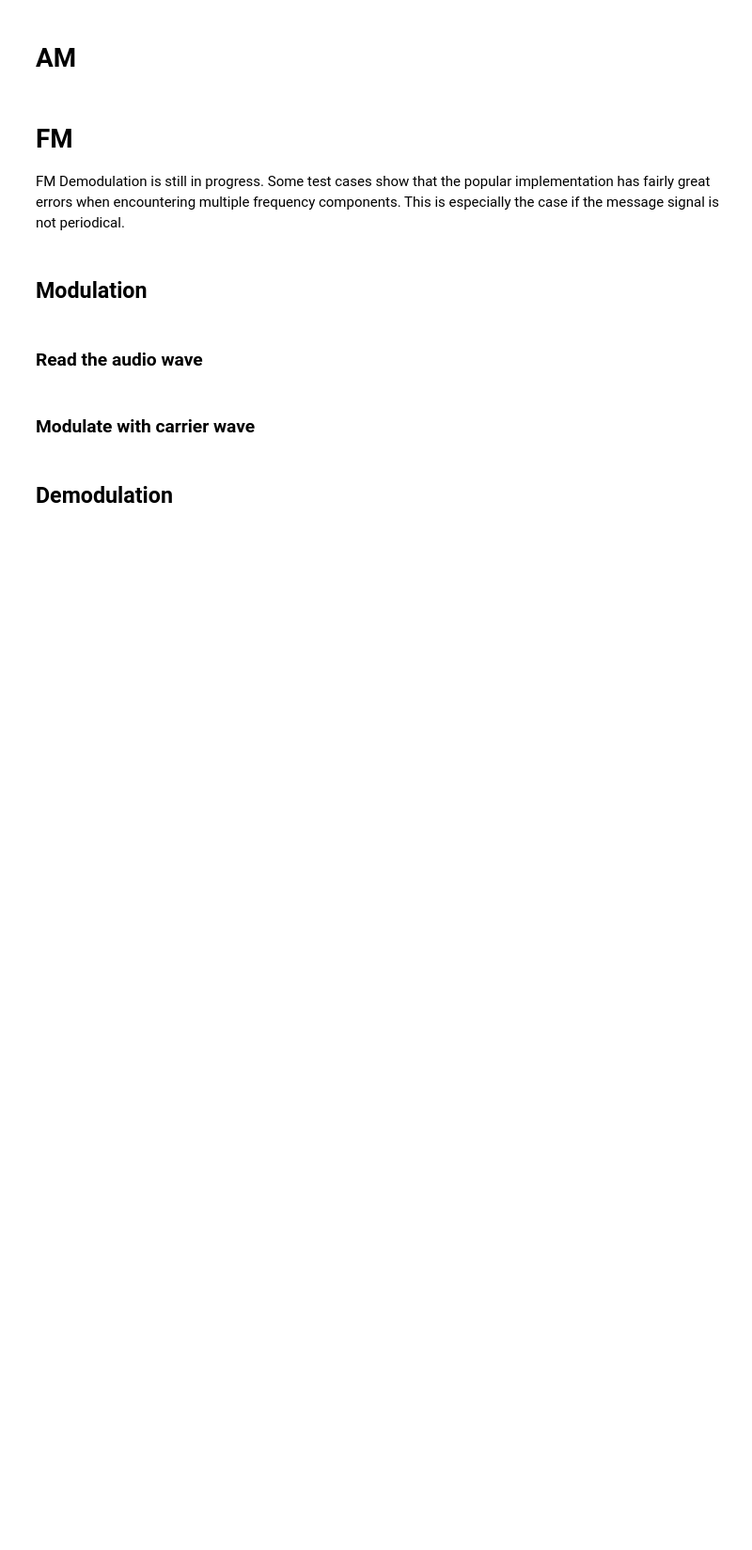
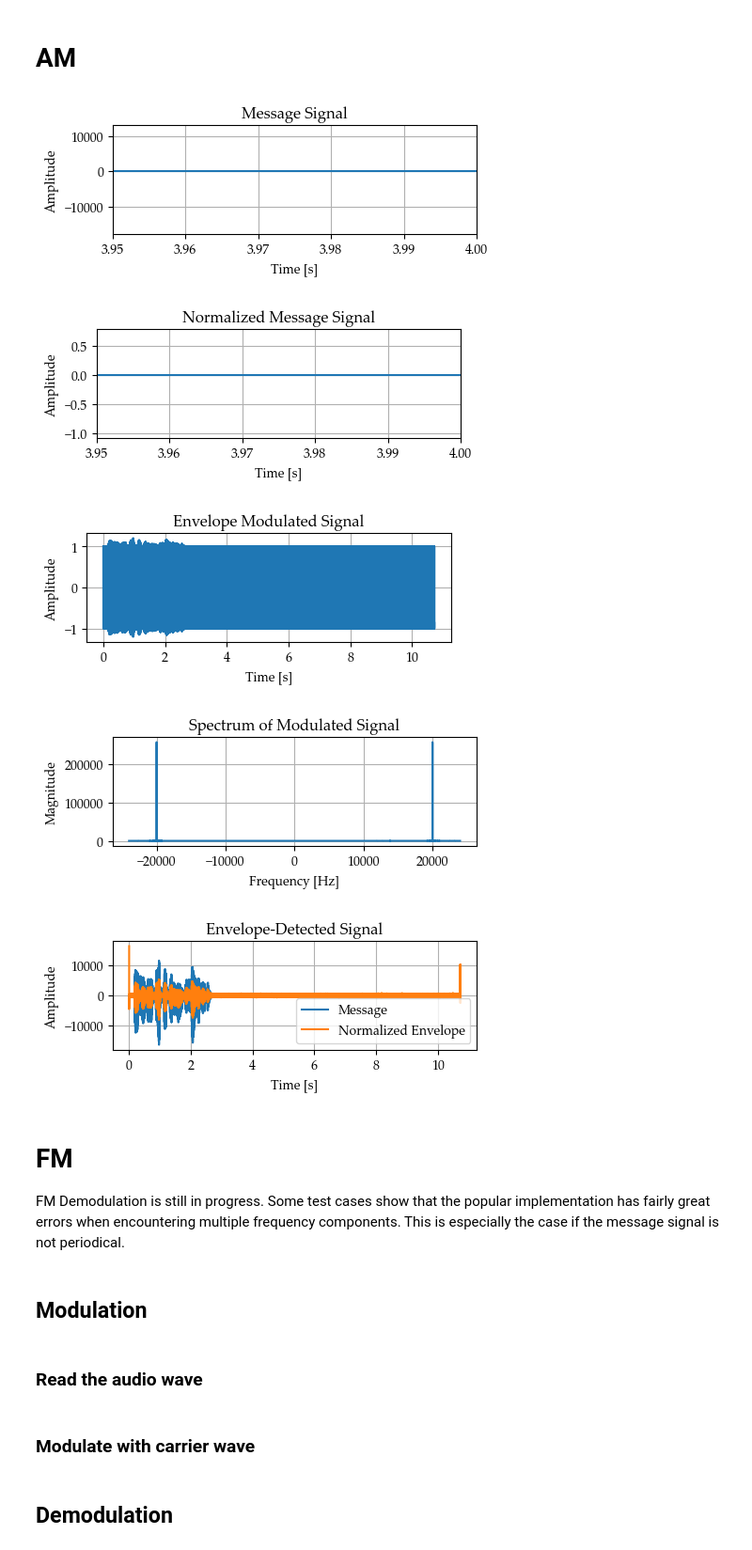
Before and after one commit to martinz2002/ece459-project-fa23-zjui, a Jupyter notebook: project_main/final_project.ipynb, the cells around one changed output. Shown: that part at 94% size. Saved outputs shown, nothing was run; the diff lists cells and outputs as text; code cells hidden in the pictures; blank space fills up the shorter version.

```diff
--- a/project_main/final_project.ipynb
+++ b/project_main/final_project.ipynb
@@ -17,7 +17,7 @@ mod_index = 0.3 # modulation index specified by the problem
 # 1. Generate Sinusoidal Message Signal
 fs, message = wavfile.read('audio.wav')
 new_message = np.zeros(3*len(message)) #!! 补长信号，以补偿滤波器的误差
-new_message[len(message):2*len(message)] = message
+new_message[0:len(message)] = message
 message = new_message
 t = np.arange(0, len(message)/fs, 1/fs)
 fc = 20000
@@ -67,35 +67,41 @@ plt.figure()
 plt.plot(t, modulated_signal)
 plt.title('Envelope Modulated Signal')
 plt.xlabel('Time [s]')
-plt.xlim([3.95, 4])
+# plt.xlim([3.95, 4])
 plt.ylabel('Amplitude')
 
 # Plot the spectrum
 plt.figure()
 f = np.linspace(-fs/2, fs/2, len(t))
 modulated_spectrum = fftshift(fft(modulated_signal))
 plt.plot(f, np.abs(modulated_spectrum))
 plt.title('Spectrum of Modulated Signal')
 plt.xlabel('Frequency [Hz]')
 plt.ylabel('Magnitude')
 
 # Plot the envelope-detected signal after low-pass filtering
 plt.figure()
 plt.plot(t, message, label='Message')
 plt.plot(t, envelope_normalized, label='Normalized Envelope')
 plt.title('Envelope-Detected Signal')
 plt.xlabel('Time [s]')
-plt.xlim([3.95, 4])
+# plt.xlim([3.95, 4])
 plt.ylabel('Amplitude')
 plt.legend()
 plt.show()
 
 
 # write the demodulated signal to a wav file as int16
 wavfile.write('am_demodulated.wav', fs, envelope_normalized.astype(np.int16))
 
 # SNR calculation and comparison will be done next.
 # modulated_signal, noisy_signal, envelope, modulated_spectrum
+# %% [output]
+[figure, added]
+[figure, added]
+[figure, added]
+[figure, added]
+[figure, added]
 # %%
 def snr(signal, noise):
     """ Calculate Signal-to-Noise Ratio (SNR) """
```
Also changed, not shown: 1 other file.
